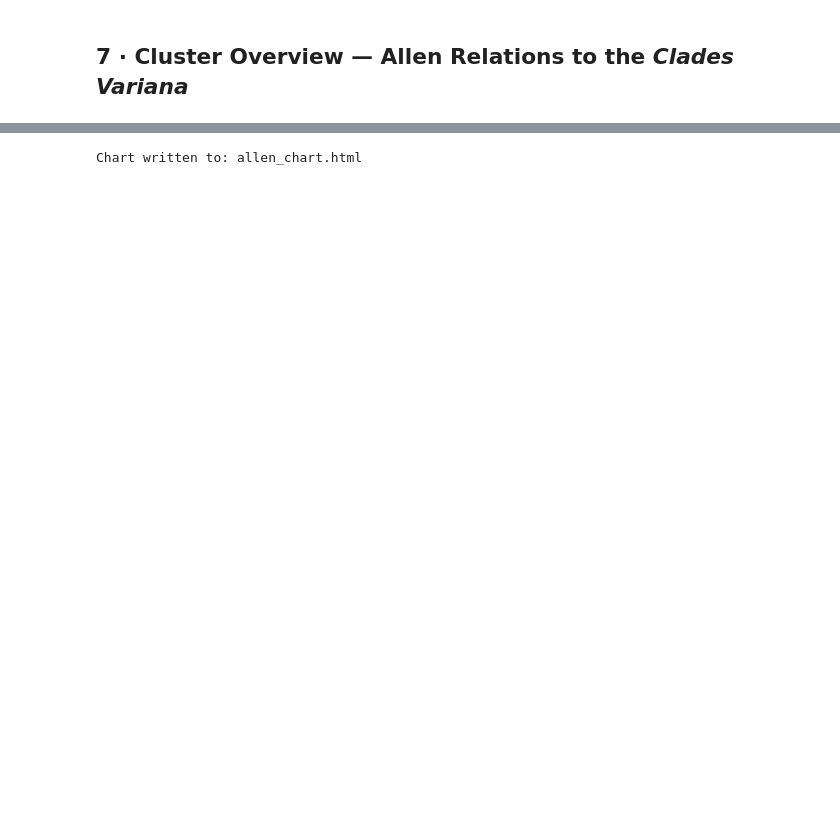
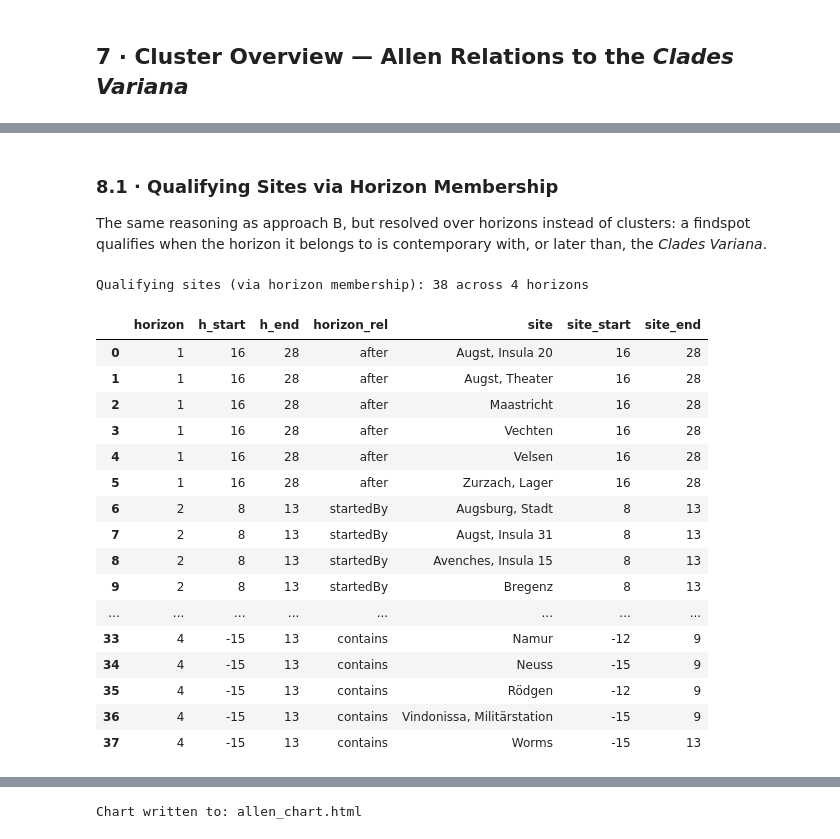
Before and after one commit to leiza-scit/CAA2026-alligator, a Jupyter notebook: notebook/clades_variana_temporal.ipynb, the cells around one changed output, grey strips where cells are left out. Saved outputs shown, nothing was run; the diff lists cells and outputs as text; code cells hidden in the pictures; blank space fills up the shorter version.

```diff
--- a/notebook/clades_variana_temporal.ipynb
+++ b/notebook/clades_variana_temporal.ipynb
@@ -345,0 +409,73 @@ pd.DataFrame(rows_c).sort_values("start (CE/BCE)")
+# %% [markdown]
+### 8.1 · Qualifying Sites via Horizon Membership
+
+The same reasoning as approach B, but resolved over horizons instead of clusters: a
+findspot qualifies when the horizon it belongs to is contemporary with, or later than,
+the *Clades Variana*.
+# %%
+q_horizon_sites = """
+    PREFIX time: <http://www.w3.org/2006/time#>
+    PREFIX rdfs: <http://www.w3.org/2000/01/rdf-schema#>
+    PREFIX lado: <http://archaeology.link/ontology#>
+    PREFIX skos: <http://www.w3.org/2004/02/skos/core#>
+
+    SELECT ?n ?hBegin ?hEnd ?site ?siteLabel ?sBegin ?sEnd
+    WHERE {
+        ?horizon a lado:ChronologicalHorizon ;
+                 skos:notation                     ?n ;
+                 time:hasBeginning/time:inXSDgYear ?hBegin ;
+                 time:hasEnd/time:inXSDgYear       ?hEnd ;
+                 lado:hasHorizonMember             ?site .
+
+        ?site rdfs:label                        ?siteLabel ;
+              time:hasBeginning/time:inXSDgYear ?sBegin ;
+              time:hasEnd/time:inXSDgYear       ?sEnd .
+    }
+    ORDER BY ?n ?siteLabel
+"""
+
+rows_c = []
+for r in g.query(q_horizon_sites):
+    hb = gyear_to_int(r[1])
+    he = gyear_to_int(r[2])
+    horizon_rel = allen_relation(hb, he, EV_BEGIN, EV_END)
+
+    if horizon_rel in CONTEMPORARY_OR_LATER:
+        rows_c.append({
+            "horizon":     int(str(r[0])),
+            "h_start":     hb,
+            "h_end":       he,
+            "horizon_rel": horizon_rel,
+            "site":        str(r[4]),
+            "site_start":  gyear_to_int(r[5]),
+            "site_end":    gyear_to_int(r[6]),
+        })
+
+df_C = (
+    pd.DataFrame(rows_c)
+    .sort_values(["horizon", "site"])
+    .reset_index(drop=True)
+)
+
+print(f"Qualifying sites (via horizon membership): {df_C['site'].nunique()} "
+      f"across {df_C['horizon'].nunique()} horizons")
+df_C
+# %% [output]
+Qualifying sites (via horizon membership): 38 across 4 horizons
+|  | horizon | h_start | h_end | horizon_rel | site | site_start | site_end |
+| 0 | 1 | 16 | 28 | after | Augst, Insula 20 | 16 | 28 |
+| 1 | 1 | 16 | 28 | after | Augst, Theater | 16 | 28 |
+| 2 | 1 | 16 | 28 | after | Maastricht | 16 | 28 |
+| 3 | 1 | 16 | 28 | after | Vechten | 16 | 28 |
+| 4 | 1 | 16 | 28 | after | Velsen | 16 | 28 |
+| 5 | 1 | 16 | 28 | after | Zurzach, Lager | 16 | 28 |
+| 6 | 2 | 8 | 13 | startedBy | Augsburg, Stadt | 8 | 13 |
+| 7 | 2 | 8 | 13 | startedBy | Augst, Insula 31 | 8 | 13 |
+| 8 | 2 | 8 | 13 | startedBy | Avenches, Insula 15 | 8 | 13 |
+| 9 | 2 | 8 | 13 | startedBy | Bregenz | 8 | 13 |
+| ... | ... | ... | ... | ... | ... | ... | ... |
+| 33 | 4 | -15 | 13 | contains | Namur | -12 | 9 |
+| 34 | 4 | -15 | 13 | contains | Neuss | -15 | 9 |
+| 35 | 4 | -15 | 13 | contains | Rödgen | -12 | 9 |
+| 36 | 4 | -15 | 13 | contains | Vindonissa, Militärstation | -15 | 9 |
+| 37 | 4 | -15 | 13 | contains | Worms | -15 | 13 |
```
Also changed, not shown: parts of 12 cells of this notebook, 9 other files.
